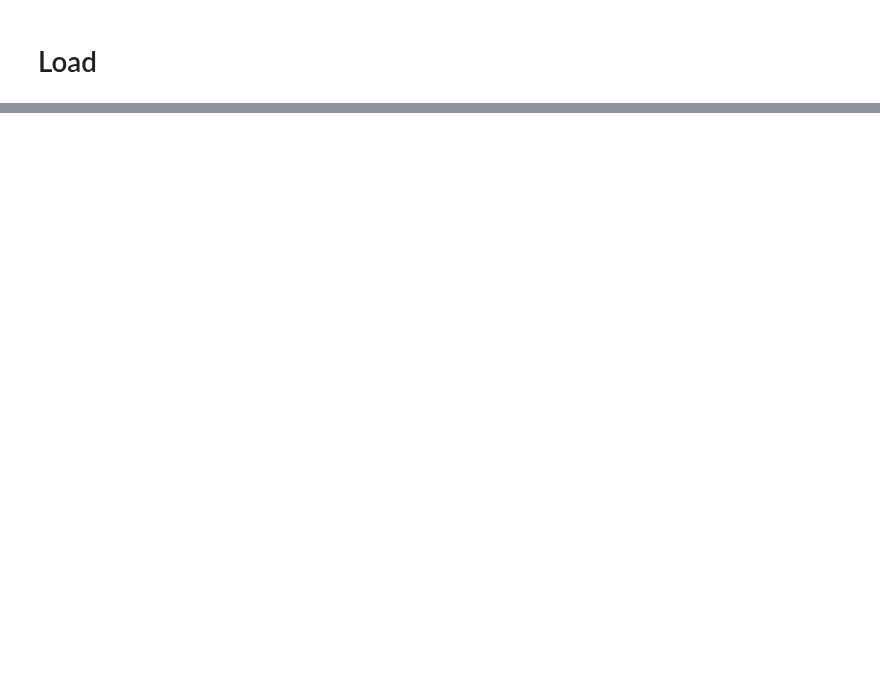
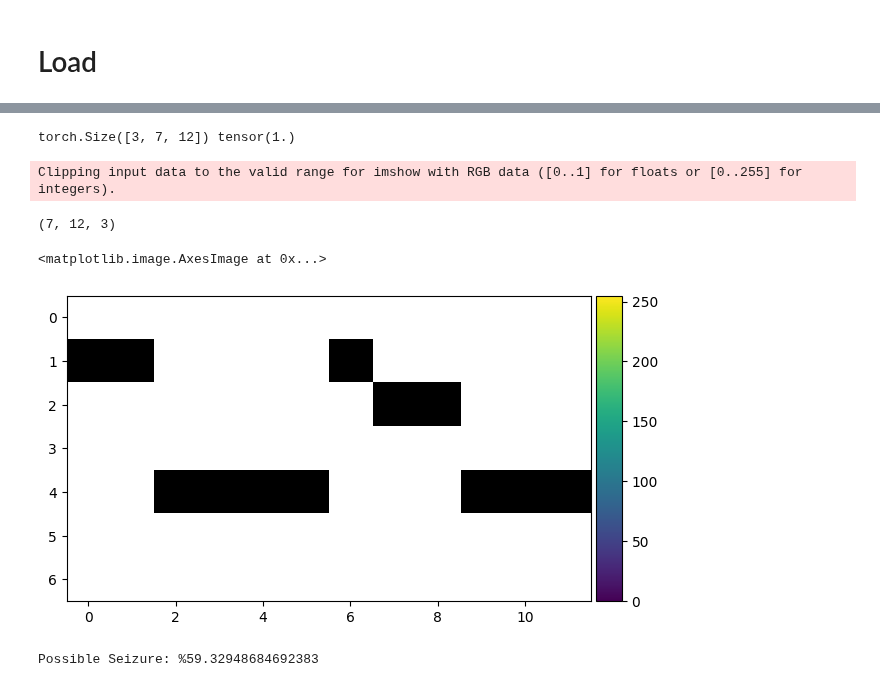
Before and after one commit to Loic017/TinyML-for-Epileptic-Seizures, a Jupyter notebook: inference.ipynb, the cells around one changed output, grey strips where cells are left out. Drawn from its saved outputs; the diff is of its cells as text; code cells hidden in the pictures; blank space fills up the shorter version.

```diff
--- a/inference.ipynb
+++ b/inference.ipynb
@@ -126,0 +315,5 @@ AbnormalNeuralNetwork(
+# %%
+def sklearn_minnax(min, max, X):
+    X_std = (X - X.min(axis=0)) / (X.max(axis=0) - X.min(axis=0))
+    X_scaled = X_std * (max - min) + min
+    return X_scaled
@@ -126,0 +358,38 @@ AbnormalNeuralNetwork(
+# %%
+train_dataset = BalancedDataset(
+    (train_input_x, train_set_y),
+    transform=torch.tensor,
+    target_transform=torch.tensor,
+)
+eval_dataset = BalancedDataset(
+    (val_input_x, eval_set.dataset.y[eval_set.indices]),
+    transform=torch.tensor,
+    target_transform=torch.tensor,
+)
+# %%
+train_dataloader = DataLoader(
+    dataset=train_dataset,
+    batch_size=10,
+    shuffle=True,
+)
+eval_dataloader = DataLoader(dataset=eval_dataset, batch_size=10, shuffle=True)
+test_dataloader = DataLoader(dataset=test_set, batch_size=10, shuffle=True)
+# %%
+for i, v in enumerate(train_dataloader):
+    print(v[0][0].shape, v[1][0])
+    input_1 = v[0][0].to(device)
+    label_1 = v[1][0].to(device)
+    break
+# %% [output]
+torch.Size([3, 7, 12]) tensor(1.)
+# %%
+test_sample = input_1.squeeze().cpu()
+test_sample = test_sample.numpy()
+test_sample = np.transpose(test_sample, (1, 2, 0))
+print(test_sample.shape)
+io.imshow(test_sample)
+# %% [output]
+Clipping input data to the valid range for imshow with RGB data ([0..1] for floats or [0..255] for integers).
+(7, 12, 3)
+<matplotlib.image.AxesImage at 0x...>
+[figure, added]
@@ -126,0 +401,9 @@ AbnormalNeuralNetwork(
+# %%
+if result > 0.75:
+    print(f"Likely Seizure: %{result * 100}")
+elif result > 0.5:
+    print(f"Possible Seizure: %{result * 100}")
+else:
+    print(f"Likely No Seizure: %{result * 100}")
+# %% [output]
+Possible Seizure: %59.32948684692383
```
Also changed, not shown: parts of 24 cells of this notebook, 5 other files.
